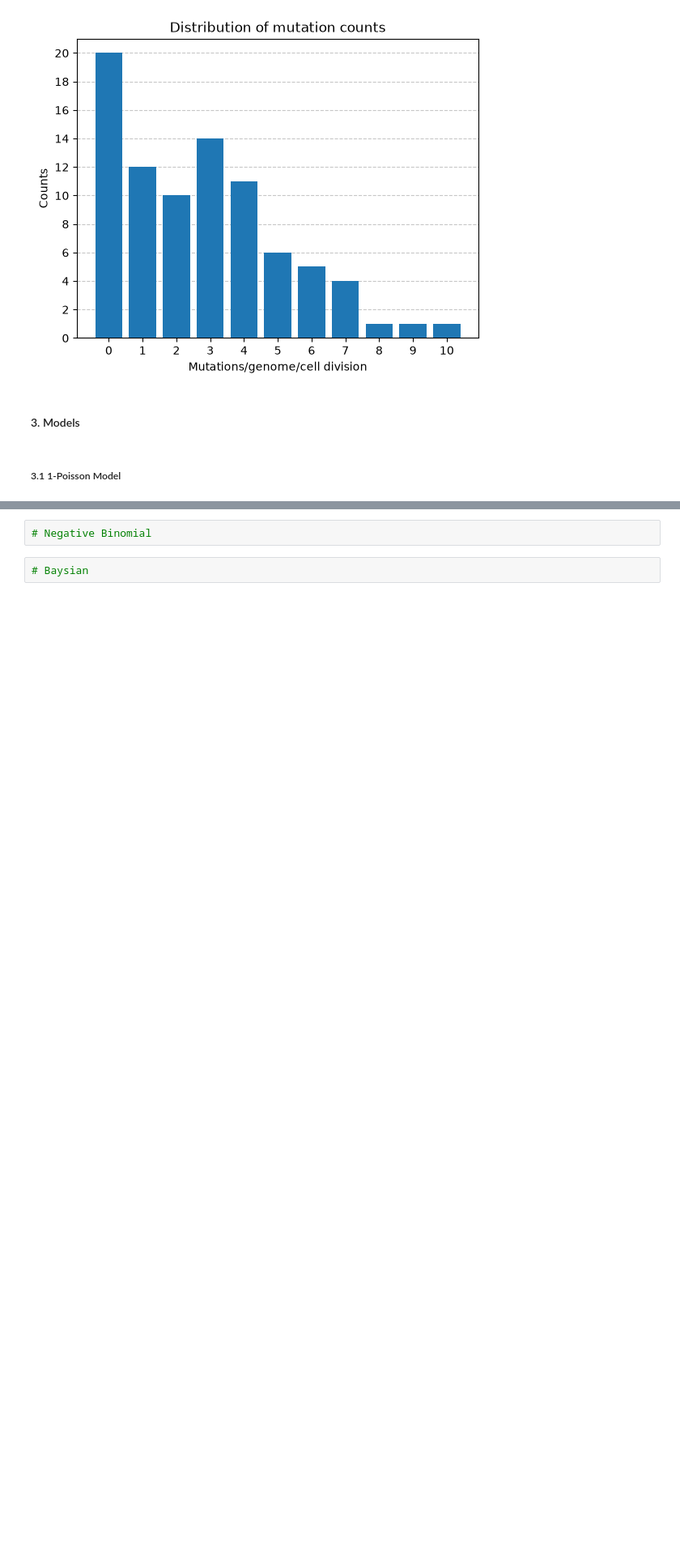
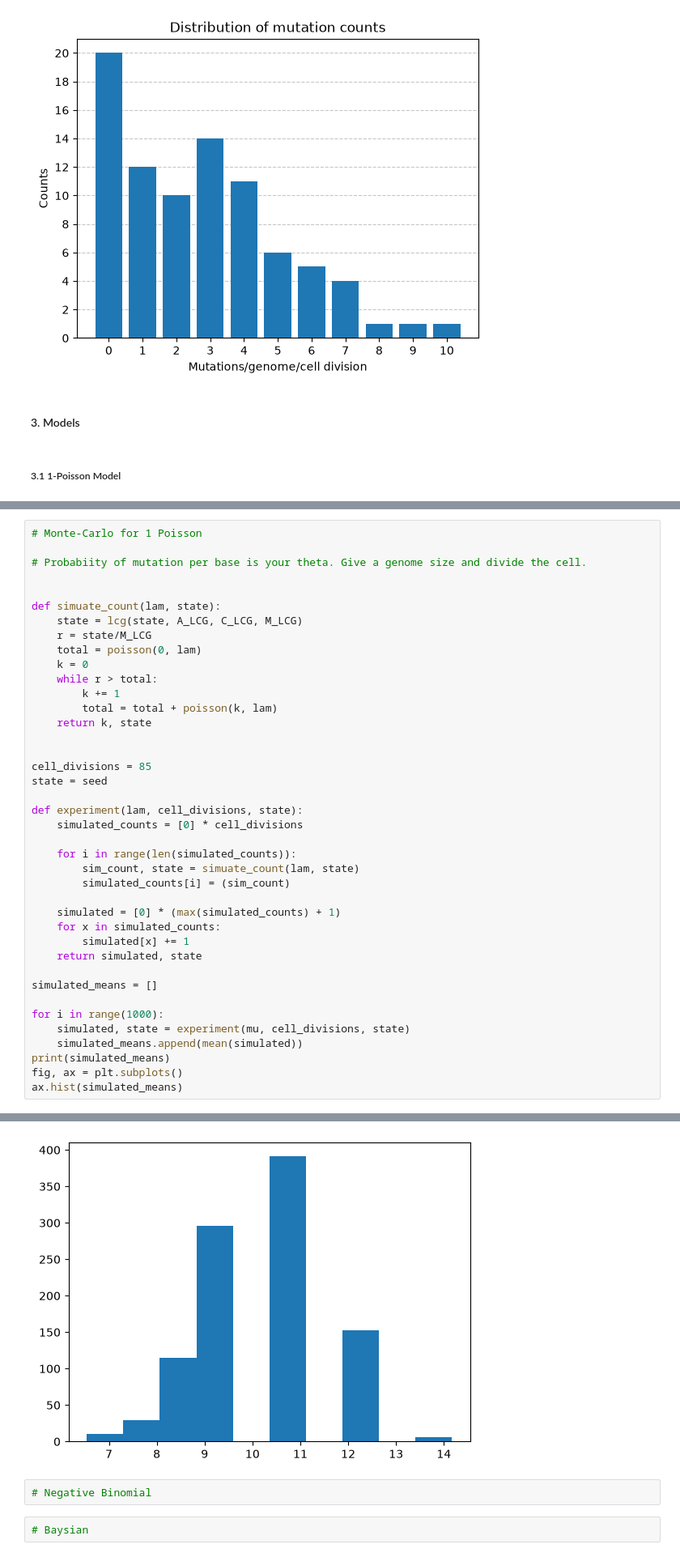
Before and after one commit to atomsim/cb2330-PRO1-Pair23, a Jupyter notebook: project.ipynb, the cells around one changed output, grey strips where cells are left out. Shown at 81% size. Drawn from its saved outputs; the diff is of its cells as text; blank space fills up the shorter version.

```diff
--- a/project.ipynb
+++ b/project.ipynb
@@ -190,0 +226,41 @@ plt.show()
+# %%
+# Monte-Carlo for 1 Poisson
+
+# Probabiity of mutation per base is your theta. Give a genome size and divide the cell.
+
+
+def simuate_count(lam, state):
+    state = lcg(state, A_LCG, C_LCG, M_LCG)
+    r = state/M_LCG
+    total = poisson(0, lam)
+    k = 0
+    while r > total:
+        k += 1
+        total = total + poisson(k, lam)
+    return k, state
+
+
+cell_divisions = 85
+state = seed
+
+def experiment(lam, cell_divisions, state):
+    simulated_counts = [0] * cell_divisions
+
+    for i in range(len(simulated_counts)):
+        sim_count, state = simuate_count(lam, state)
+        simulated_counts[i] = (sim_count)
+
+    simulated = [0] * (max(simulated_counts) + 1)
+    for x in simulated_counts:
+        simulated[x] += 1
+    return simulated, state
+
+simulated_means = []
+
+for i in range(1000):
+    simulated, state = experiment(mu, cell_divisions, state)
+    simulated_means.append(mean(simulated))
+print(simulated_means)
+fig, ax = plt.subplots()
+ax.hist(simulated_means)
+# %% [output]
@@ -191,3 +273,4 @@ plt.show()
+[figure, added]
 # %%
 # Negative Binomial
 # %%
```
Also changed, not shown: parts of 9 cells of this notebook.
